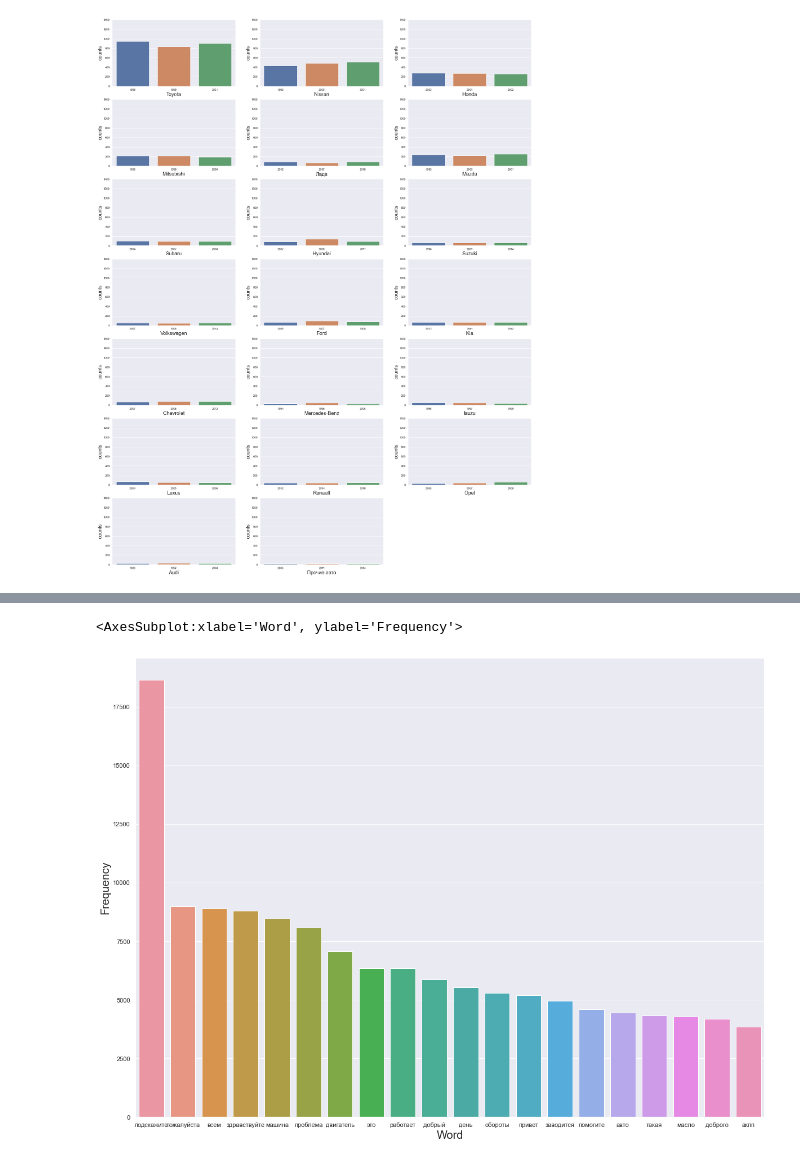
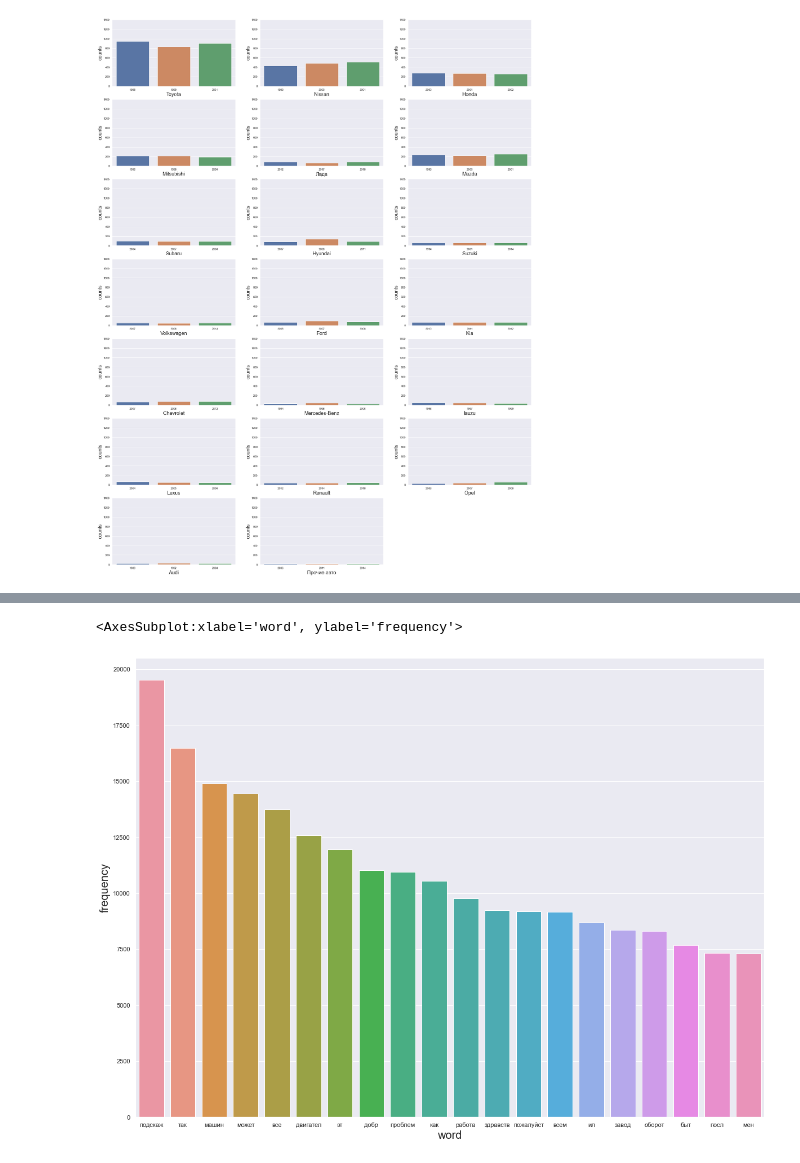
Before and after one commit to Saier00/ChatBotForDrivers, a Jupyter notebook: notebooks/1.0-obd-initial-data-exploration.ipynb, the cells around one changed output, grey strips where cells are left out. Saved outputs shown, nothing was run; the diff lists cells and outputs as text; code cells hidden in the pictures.

```diff
--- a/notebooks/1.0-obd-initial-data-exploration.ipynb
+++ b/notebooks/1.0-obd-initial-data-exploration.ipynb
@@ -471,10 +476,15 @@ df_processed
 # %%
 #russian stopwords and punctuation
-stops=set(stopwords.words("russian")+list(string.punctuation))
 
-df_processed["problem_tokens"]=df_processed["problem"].swifter.apply(lambda x:[i for i in word_tokenize(x.lower()) if i not in stops],axis=1)
+#stops=list(stopwords.words("russian"))
+#If we use default russian stopwords, we will clear some of our solution only with words ["да","нет","можно","конечно","эти", "это", "этот", "эта", "так"] and etc.
+stops=["на","и","не","в", "как", "с", "что", "при", "у", "а", "но", "то","кто", "по", "ли", "если", "от", "я"]
 
-df_processed["solution_tokens"]=df_processed["solution"].swifter.apply(lambda x:[i for i in word_tokenize(x.lower()) if i not in stops],axis=1)
+stops_punct=set(stops+list(string.punctuation))
+
+df_processed["problem_tokens"]=df_processed["problem"].swifter.apply(lambda x:[i for i in wordpunct_tokenize(x.lower()) if i not in stops_punct],axis=1)
+
+df_processed["solution_tokens"]=df_processed["solution"].swifter.apply(lambda x:[i for i in wordpunct_tokenize(x.lower()) if i not in stops_punct],axis=1)
 
 df_processed
 # %% [output]
@@ -493,0 +504,7 @@ df_processed
+# %%
+#drop pairs problem-solution w/o problem or solution tokens (exept stop words and punctuation tokens)
+df_processed=df_processed.dropna(axis=0,subset=["problem_tokens","solution_tokens"]).reset_index(drop=True)
+df_processed=df_processed.drop(
+    df_processed[(df_processed["problem_tokens"].apply(len)==0)|(df_processed["solution_tokens"].apply(len)==0)].index
+    ).reset_index(drop=True)
+df_processed
@@ -513,7 +543,0 @@ display(counts_problem)
-# %%
-#lemmatization of tokens
-#We will create Mystem entity every time to use multithreading
-counts_problem["word"]=counts_problem["word"].swifter.apply(Mystem().lemmatize)
-counts_problem=counts_problem.groupby("word").agg(sum)
-
-counts_problem
@@ -521,0 +544,5 @@ KeyboardInterrupt:
+# %%
+counts_problem["word"]=counts_problem["word"].swifter.apply(lambda x:SnowballStemmer("russian").stem(x))
+counts_problem=counts_problem.groupby("word").agg({"frequency":np.sum}).sort_values(by="frequency",ascending=False).reset_index()
+
+counts_problem
@@ -522,8 +563,8 @@ KeyboardInterrupt:
 # %%
-sns.barplot(x=counts_problem.head(20).Word,y=counts_problem.head(20).Frequency)
+sns.barplot(x=counts_problem.head(20).word,y=counts_problem.head(20).frequency)
 # %% [output]
-<AxesSubplot:xlabel='Word', ylabel='Frequency'>
+<AxesSubplot:xlabel='word', ylabel='frequency'>
-[figure, old version]
+[figure, new version]
 # %%
 #count word frequency (total) by stack every word in one Series and count number of every token in it
 counts_solution=df_processed.solution_tokens.swifter.apply(pd.Series).stack().value_counts().reset_index()
```
Also changed, not shown: parts of 19 cells of this notebook, 1 other file.
